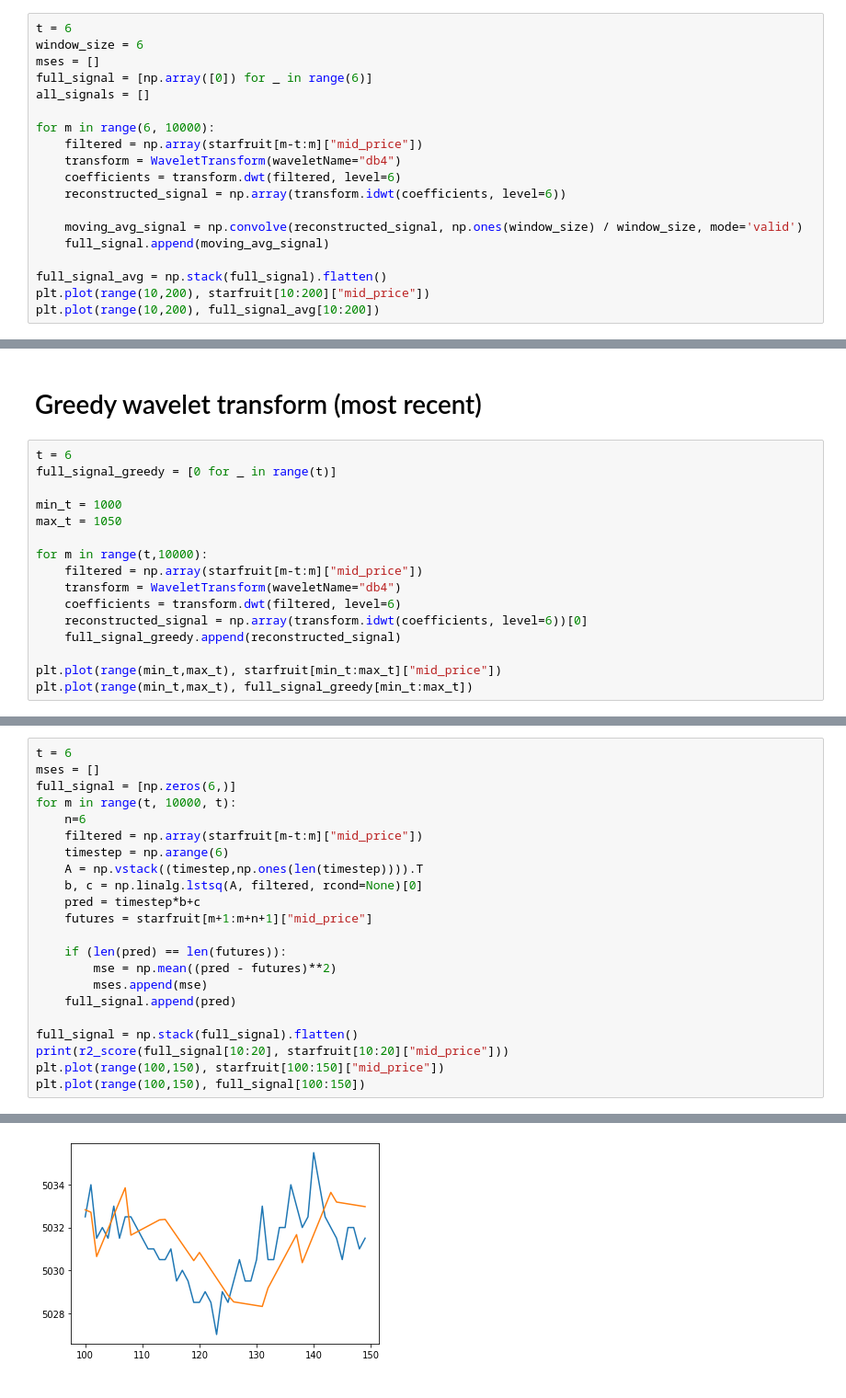
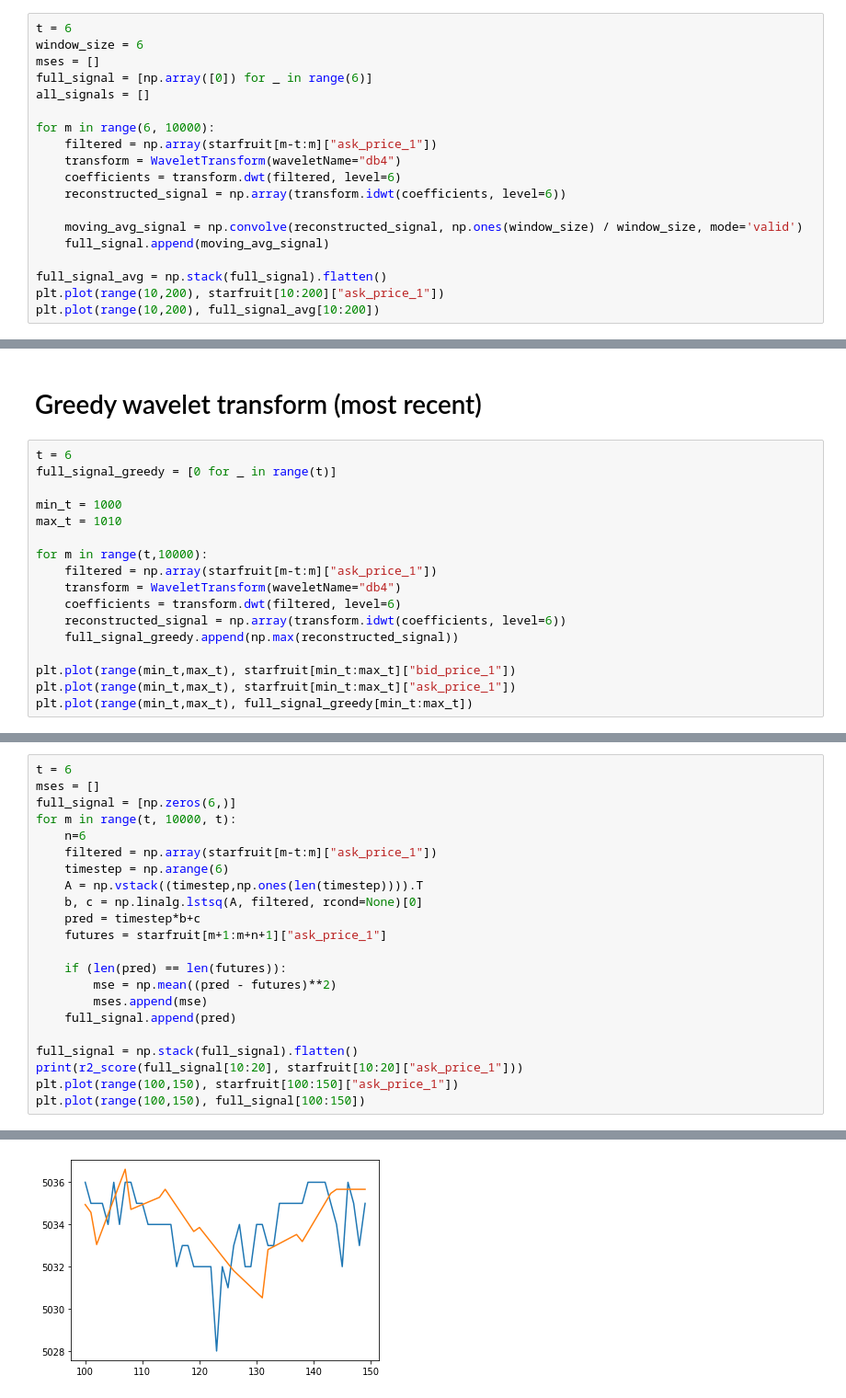
Before and after one commit to vasus2/IMCPROSPERITY, a Jupyter notebook: wavelet.ipynb, the cells around one changed output, grey strips where cells are left out. Shown: that part at 92% size. Drawn from its saved outputs; the diff is of its cells as text.

```diff
--- a/wavelet.ipynb
+++ b/wavelet.ipynb
@@ -24,7 +24,7 @@ full_signal = [np.array([0]) for _ in range(6)]
 all_signals = []
 
 for m in range(6, 10000):
-    filtered = np.array(starfruit[m-t:m]["mid_price"])
+    filtered = np.array(starfruit[m-t:m]["ask_price_1"])
     transform = WaveletTransform(waveletName="db4")
     coefficients = transform.dwt(filtered, level=6)
     reconstructed_signal = np.array(transform.idwt(coefficients, level=6))
@@ -33,7 +33,7 @@ for m in range(6, 10000):
     full_signal.append(moving_avg_signal)
 
 full_signal_avg = np.stack(full_signal).flatten()
-plt.plot(range(10,200), starfruit[10:200]["mid_price"])
+plt.plot(range(10,200), starfruit[10:200]["ask_price_1"])
 plt.plot(range(10,200), full_signal_avg[10:200])
 # %% [output]
 [<matplotlib.lines.Line2D at 0x...>]
@@ -45,16 +45,17 @@ t = 6
 full_signal_greedy = [0 for _ in range(t)]
 
 min_t = 1000
-max_t = 1050
+max_t = 1010
 
 for m in range(t,10000):
-    filtered = np.array(starfruit[m-t:m]["mid_price"])
+    filtered = np.array(starfruit[m-t:m]["ask_price_1"])
     transform = WaveletTransform(waveletName="db4")
     coefficients = transform.dwt(filtered, level=6)
-    reconstructed_signal = np.array(transform.idwt(coefficients, level=6))[0]
-    full_signal_greedy.append(reconstructed_signal)
+    reconstructed_signal = np.array(transform.idwt(coefficients, level=6))
+    full_signal_greedy.append(np.max(reconstructed_signal))
 
-plt.plot(range(min_t,max_t), starfruit[min_t:max_t]["mid_price"])
+plt.plot(range(min_t,max_t), starfruit[min_t:max_t]["bid_price_1"])
+plt.plot(range(min_t,max_t), starfruit[min_t:max_t]["ask_price_1"])
 plt.plot(range(min_t,max_t), full_signal_greedy[min_t:max_t])
 # %% [output]
 [<matplotlib.lines.Line2D at 0x...>]
@@ -72,12 +73,12 @@ mses = []
 full_signal = [np.zeros(6,)]
 for m in range(t, 10000, t):
     n=6
-    filtered = np.array(starfruit[m-t:m]["mid_price"])
+    filtered = np.array(starfruit[m-t:m]["ask_price_1"])
     timestep = np.arange(6)
     A = np.vstack((timestep,np.ones(len(timestep)))).T
     b, c = np.linalg.lstsq(A, filtered, rcond=None)[0]
     pred = timestep*b+c
-    futures = starfruit[m+1:m+n+1]["mid_price"]
+    futures = starfruit[m+1:m+n+1]["ask_price_1"]
 
     if (len(pred) == len(futures)):
         mse = np.mean((pred - futures)**2)
@@ -85,7 +86,7 @@ for m in range(t, 10000, t):
     full_signal.append(pred)
 
 full_signal = np.stack(full_signal).flatten()
-print(r2_score(full_signal[10:20], starfruit[10:20]["mid_price"]))
-plt.plot(range(100,150), starfruit[100:150]["mid_price"])
+print(r2_score(full_signal[10:20], starfruit[10:20]["ask_price_1"]))
+plt.plot(range(100,150), starfruit[100:150]["ask_price_1"])
 plt.plot(range(100,150), full_signal[100:150])
 # %% [output]
@@ -93,2 +94,2 @@ plt.plot(range(100,150), full_signal[100:150])
 [<matplotlib.lines.Line2D at 0x...>]
-[figure, old version]
+[figure, new version]
```
Also changed, not shown: parts of 5 cells of this notebook, 45 other files.
